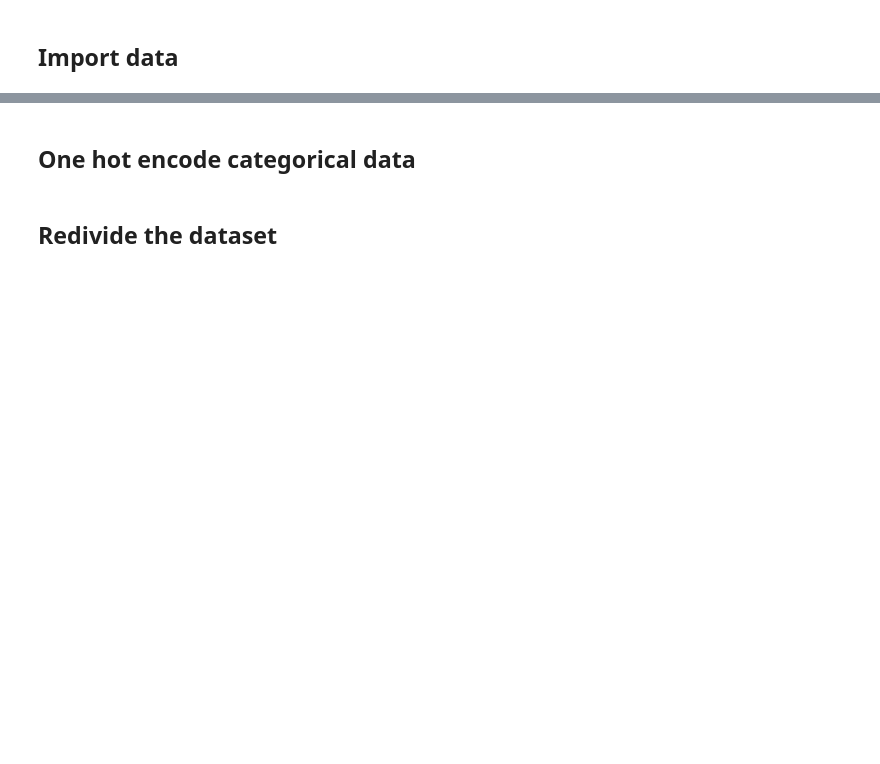
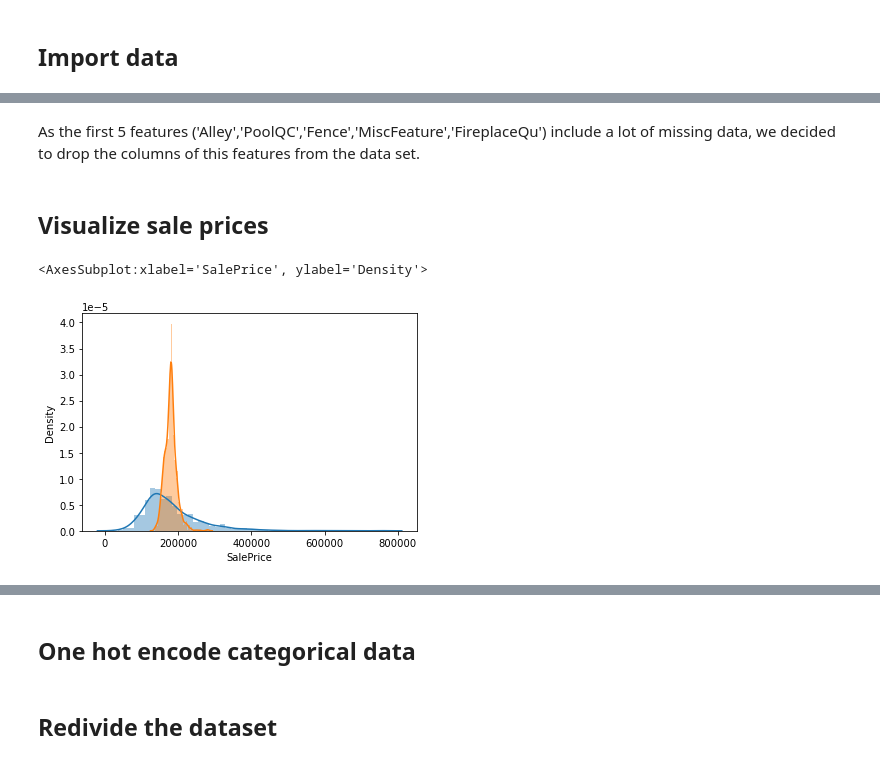
Before and after one commit to Gwyneth653/Syntax-error, a Jupyter notebook: Housing Prices - Random forest regression.ipynb, the cells around one changed output, grey strips where cells are left out. Drawn from its saved outputs; the diff is of its cells as text; code cells hidden in the pictures; blank space fills up the shorter version.

```diff
--- a/Housing Prices - Random forest regression.ipynb
+++ b/Housing Prices - Random forest regression.ipynb
@@ -34 +92,18 @@ test_data_submission = pd.read_csv('sample_submission.csv')
+# %% [markdown]
+As the first 5 features ('Alley','PoolQC','Fence','MiscFeature','FireplaceQu') include a lot of missing data, we decided to drop the columns of this features from the data set.
+# %% [markdown]
+## Visualize sale prices
+# %%
+# select the Sale price from the training data = y
+y_train = train_data['SalePrice']
+
+# select the Sale price from the test data = y
+y_test = test_data_submission['SalePrice']
+
+# create histogram with seaborn of the Sale price (y) from train and test data
+sns.distplot(y_train)
+sns.distplot(y_test)
+# %% [output]
+<AxesSubplot:xlabel='SalePrice', ylabel='Density'>
+[figure, added]
 # %% [markdown]
```
Also changed, not shown: parts of 18 cells of this notebook.
